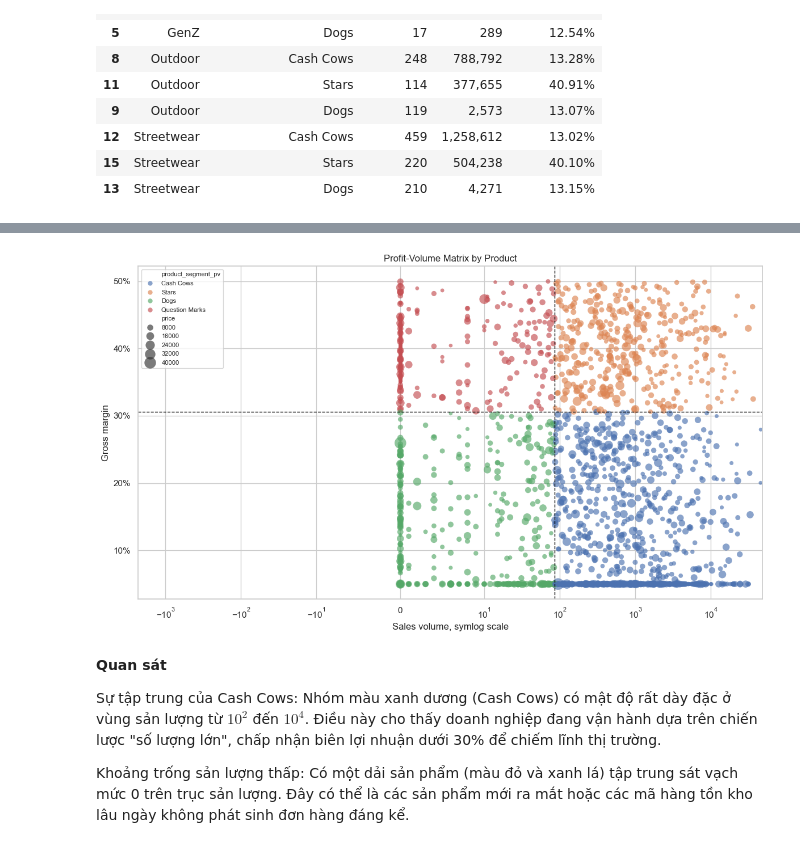
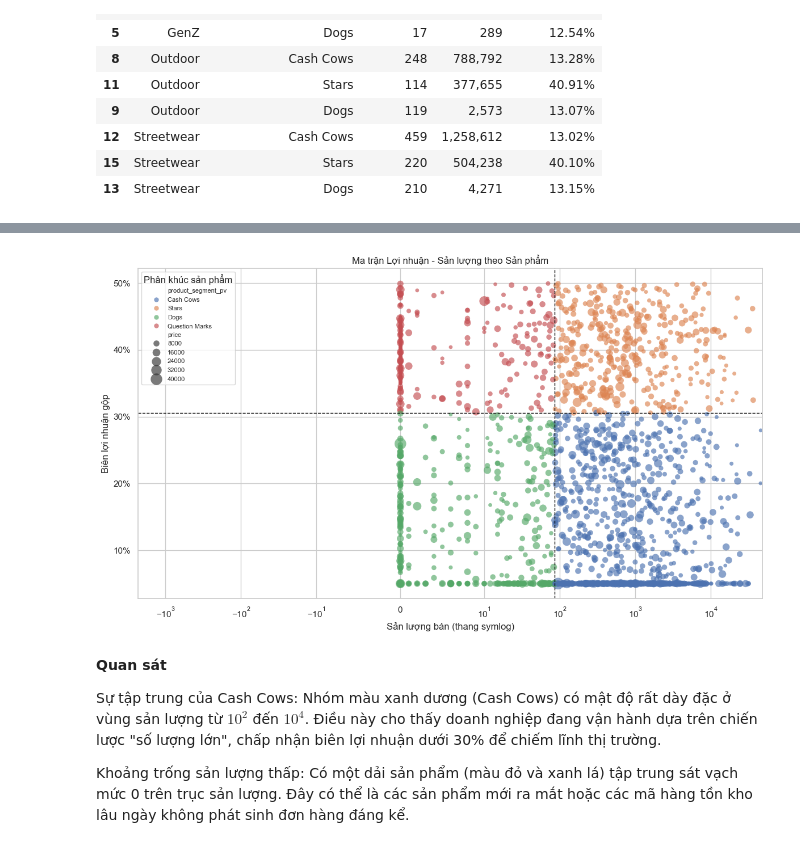
Before and after one commit to zintomvn/DATATHON-2026-VinUni, a Jupyter notebook: notebooks/problem_solving.ipynb, the cells around one changed output, grey strips where cells are left out. Drawn from its saved outputs; the diff is of its cells as text; code cells hidden in the pictures.

```diff
--- a/notebooks/problem_solving.ipynb
+++ b/notebooks/problem_solving.ipynb
@@ -511,21 +881,34 @@ Sales volume median cutoff: 86 units
 # %%
 fig, ax = plt.subplots(figsize=(12, 7))
+
 sns.scatterplot(
-    data=product_segments, x="sales_volume", y="gross_margin", hue="product_segment_pv",
-    size="price", sizes=(20, 220), alpha=0.65, linewidth=0, ax=ax
+    data=product_segments,
+    x="sales_volume",
+    y="gross_margin",
+    hue="product_segment_pv",
+    size="price",
+    sizes=(20, 220),
+    alpha=0.65,
+    linewidth=0,
+    ax=ax
 )
+
 ax.axhline(margin_cutoff, color="black", linestyle="--", linewidth=1)
 ax.axvline(volume_cutoff, color="black", linestyle="--", linewidth=1)
+
 ax.set_xscale("symlog", linthresh=10)
 ax.yaxis.set_major_formatter(lambda y, pos: f"{y:.0%}")
-ax.set_title("Profit-Volume Matrix by Product")
-ax.set_xlabel("Sales volume, symlog scale")
-ax.set_ylabel("Gross margin")
-ax.legend(loc="best", fontsize=8)
+
+ax.set_title("Ma trận Lợi nhuận - Sản lượng theo Sản phẩm")
+ax.set_xlabel("Sản lượng bán (thang symlog)")
+ax.set_ylabel("Biên lợi nhuận gộp")
+
+ax.legend(title="Phân khúc sản phẩm", loc="best", fontsize=8)
+
 plt.tight_layout()
 plt.show()
 # %% [output]
-[figure, old version]
+[figure, new version]
 # %% [markdown]
 **Quan sát**
 
```
Also changed, not shown: parts of 70 cells of this notebook, 16 other files.
